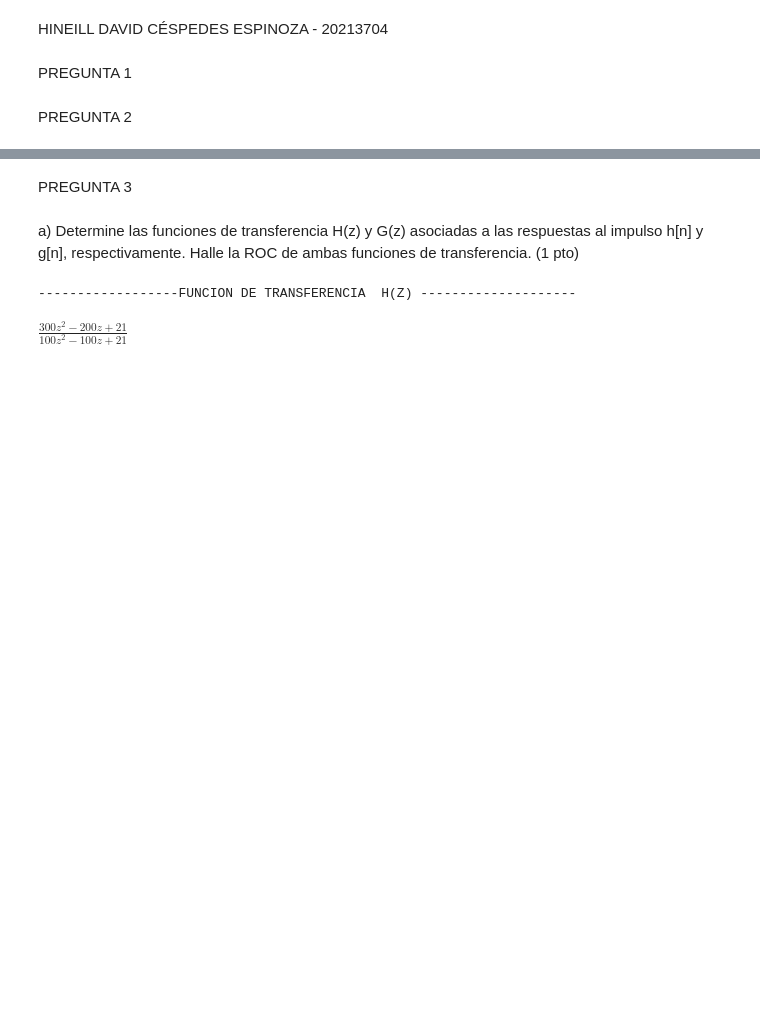
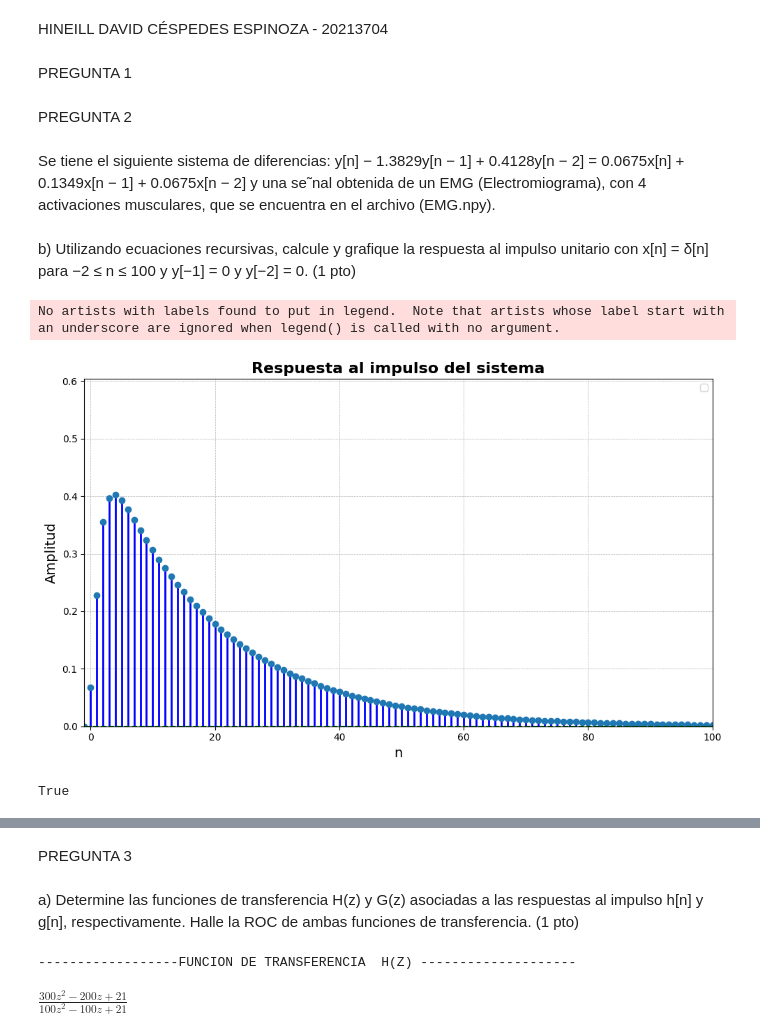
Before and after one commit to ExampleToFollow/PracticasPDS, a Jupyter notebook: Lab3/LAB3_IF_Computacional_HineillCespedes_20213704.ipynb, the cells around one changed output, grey strips where cells are left out. Saved outputs shown, nothing was run; the diff lists cells and outputs as text; code cells hidden in the pictures; blank space fills up the shorter version.

```diff
--- a/Lab3/LabComputacional_20213704.ipynb
+++ b/Lab3/LAB3_IF_Computacional_HineillCespedes_20213704.ipynb
@@ -4,3 +4,11 @@ HINEILL DAVID CÉSPEDES ESPINOZA - 20213704
 PREGUNTA 1
 # %% [markdown]
 PREGUNTA 2
+# %% [markdown]
+Se tiene el siguiente sistema de diferencias:
+y[n] − 1.3829y[n − 1] + 0.4128y[n − 2] = 0.0675x[n] + 0.1349x[n − 1] + 0.0675x[n − 2]
+y una se˜nal obtenida de un EMG (Electromiograma), con 4 activaciones musculares, que se encuentra en el
+archivo (EMG.npy).
+# %% [markdown]
+b) Utilizando ecuaciones recursivas, calcule y grafique la respuesta al impulso unitario con x[n] = δ[n]
+para −2 ≤ n ≤ 100 y y[−1] = 0 y y[−2] = 0. (1 pto)
@@ -6,0 +67,22 @@ PREGUNTA 2
+# %%
+#Definimos la entrada como impulso
+N_samples =102
+dirac_signal =  np.zeros(N_samples)
+dirac_signal[0] =1
+dirac_signal_idx =  np.arange(len(dirac_signal))
+[respuesta_impulso_idx , respuesta_impulso] =  respuesta_sistema(dirac_signal ,dirac_signal_idx)
+#PLOTEAMOS
+plotear(respuesta_impulso_idx,respuesta_impulso, "Respuesta al impulso del sistema")
+respuesta_impulso = respuesta_impulso[2:]
+# %% [output]
+No artists with labels found to put in legend.  Note that artists whose label start with an underscore are ignored when legend() is called with no argument.
+[figure, added]
+# %%
+#Comparamos con lfilter
+coeficiente_y = [1, -1.3829 , 0.4128]
+coeficiente_x = [0.0675, 0.1349,0.0675]
+respuesta_impulso_lfilter = lfilter(coeficiente_x,coeficiente_y,dirac_signal)
+np.allclose(respuesta_impulso_lfilter[:len(respuesta_impulso)],respuesta_impulso)
+#Se podría afirmar q se implemento correctamente el filtro
+# %% [output]
+True
```
Also changed, not shown: parts of 8 cells of this notebook, 2 other files.
